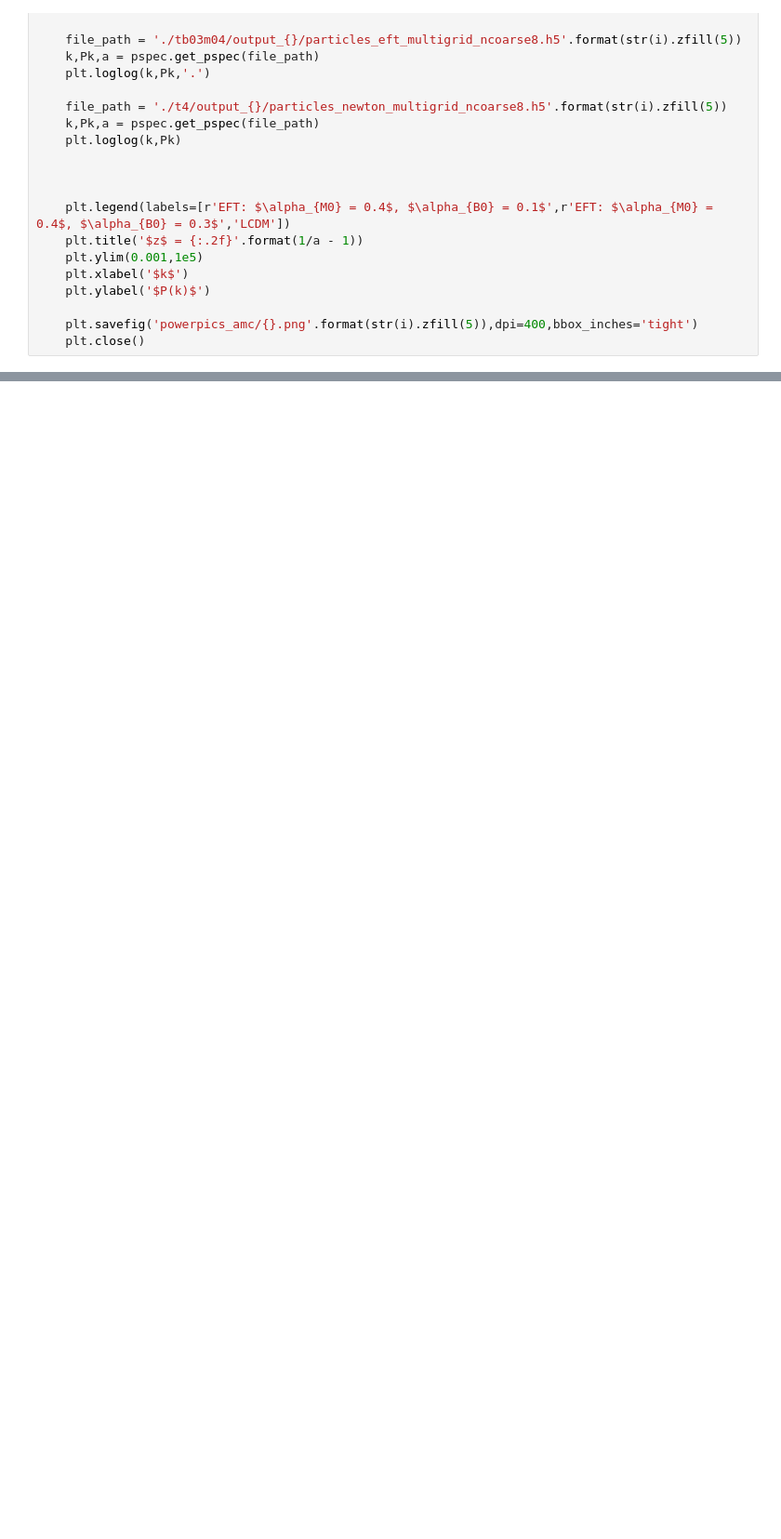
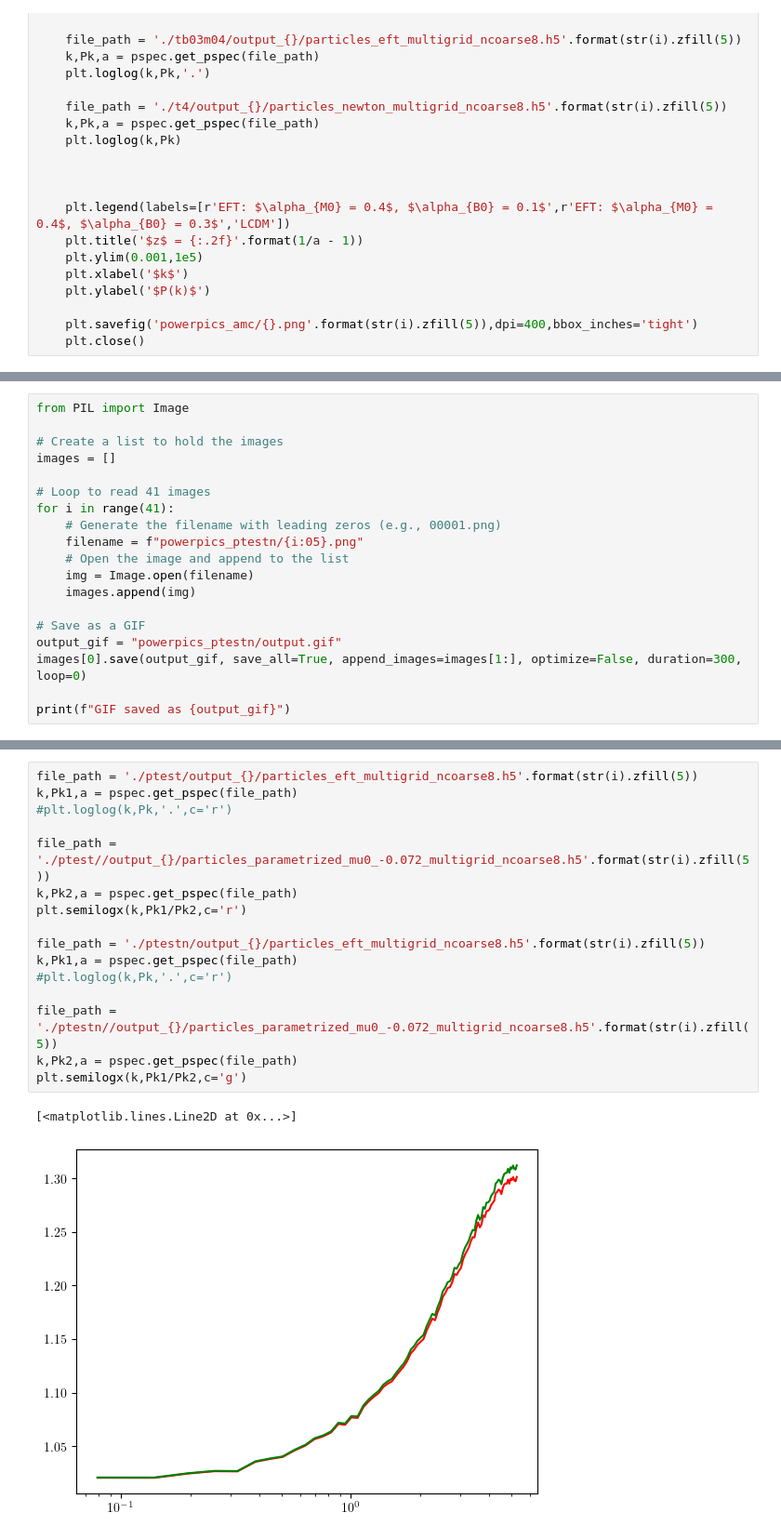
Before and after one commit to hganjoo/pysco-eft-lin, a Jupyter notebook: pysco/plotter.ipynb, the cells around one changed output, grey strips where cells are left out. Shown at 93% size. Cells and saved outputs as stored; diff of their text form; blank space fills up the shorter version.

```diff
--- a/pysco/plotter.ipynb
+++ b/pysco/plotter.ipynb
@@ -129,0 +153,19 @@ for i in range(41):
+# %%
+from PIL import Image
+
+# Create a list to hold the images
+images = []
+
+# Loop to read 41 images
+for i in range(41):
+    # Generate the filename with leading zeros (e.g., 00001.png)
+    filename = f"powerpics_ptestn/{i:05}.png"
+    # Open the image and append to the list
+    img = Image.open(filename)
+    images.append(img)
+
+# Save as a GIF
+output_gif = "powerpics_ptestn/output.gif"
+images[0].save(output_gif, save_all=True, append_images=images[1:], optimize=False, duration=300, loop=0)
+
+print(f"GIF saved as {output_gif}")
@@ -129,0 +174,19 @@ for i in range(41):
+# %%
+file_path = './ptest/output_{}/particles_eft_multigrid_ncoarse8.h5'.format(str(i).zfill(5))
+k,Pk1,a = pspec.get_pspec(file_path)
+#plt.loglog(k,Pk,'.',c='r')
+
+file_path = './ptest//output_{}/particles_parametrized_mu0_-0.072_multigrid_ncoarse8.h5'.format(str(i).zfill(5))
+k,Pk2,a = pspec.get_pspec(file_path)
+plt.semilogx(k,Pk1/Pk2,c='r')
+
+file_path = './ptestn/output_{}/particles_eft_multigrid_ncoarse8.h5'.format(str(i).zfill(5))
+k,Pk1,a = pspec.get_pspec(file_path)
+#plt.loglog(k,Pk,'.',c='r')
+
+file_path = './ptestn//output_{}/particles_parametrized_mu0_-0.072_multigrid_ncoarse8.h5'.format(str(i).zfill(5))
+k,Pk2,a = pspec.get_pspec(file_path)
+plt.semilogx(k,Pk1/Pk2,c='g')
+# %% [output]
+[<matplotlib.lines.Line2D at 0x...>]
+[figure, added]
```
Also changed, not shown: parts of 2 cells of this notebook, 6 other files.
